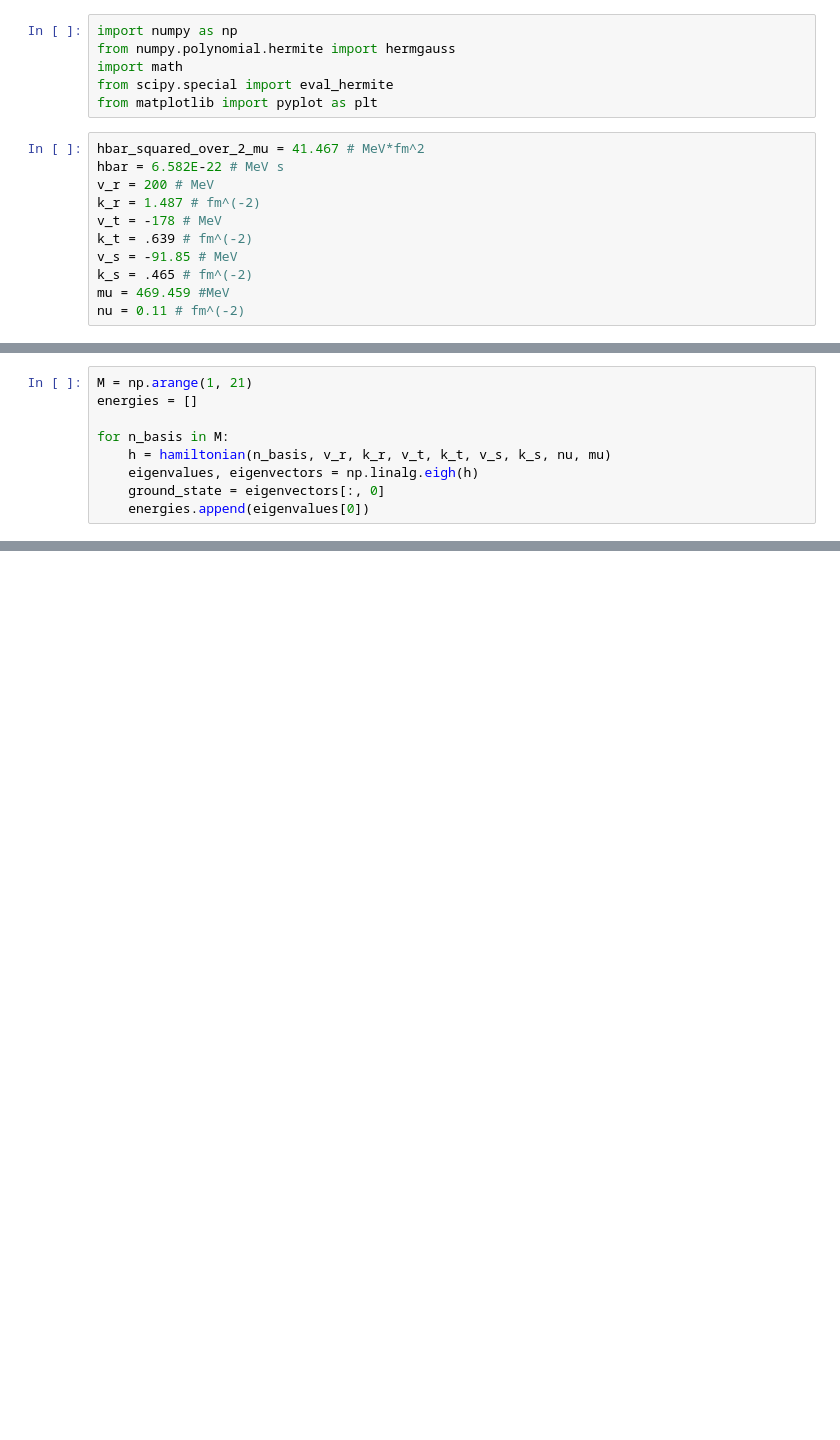
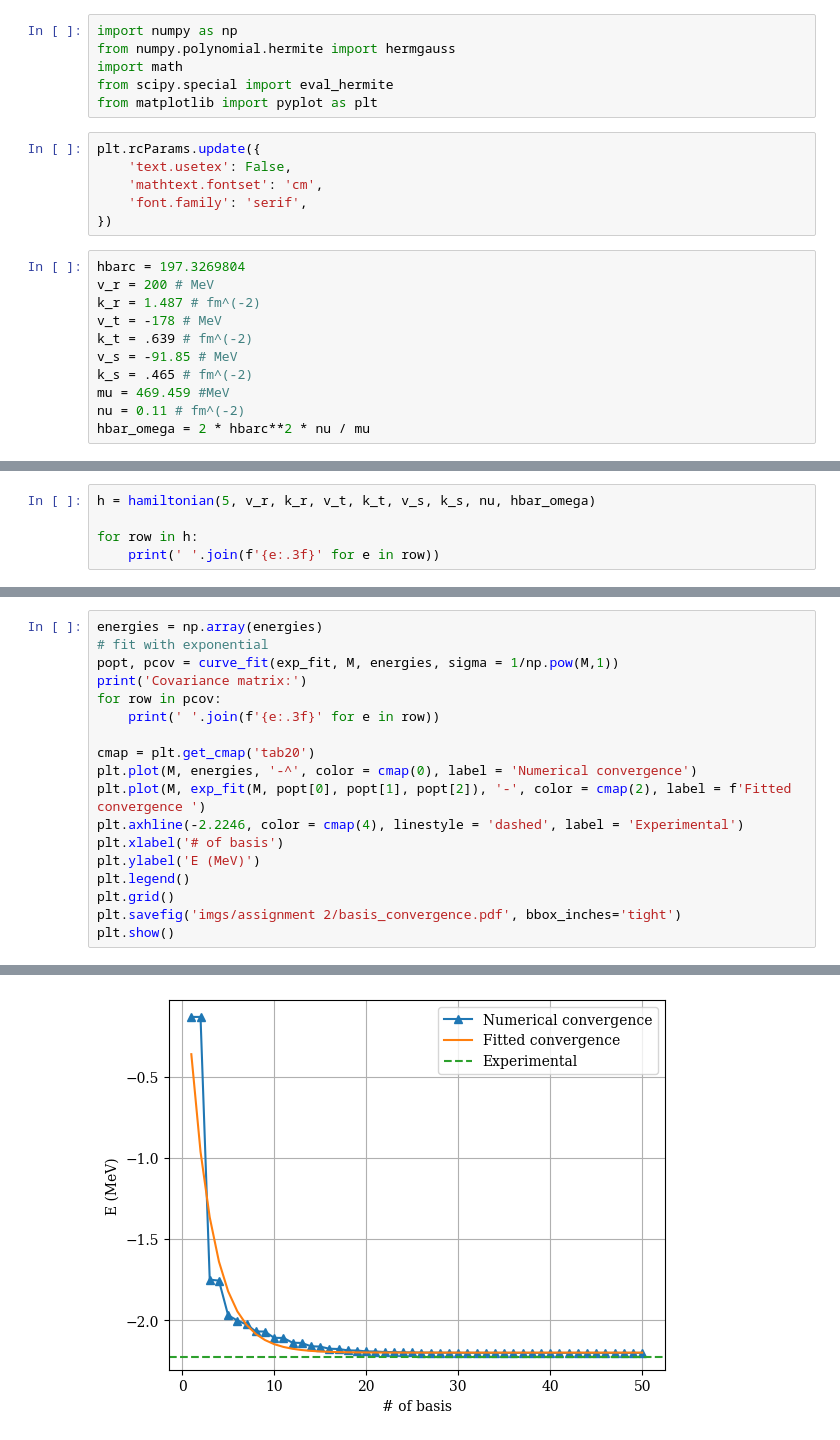
Before and after one commit to ihategoto/physipy, a Jupyter notebook: physipy/notebooks/deuteron.ipynb, the cells around one changed output, grey strips where cells are left out. Cells and saved outputs as stored; diff of their text form; blank space fills up the shorter version.

Commit message:
Assignment 2: full notebook

```diff
--- a/physipy/notebooks/deuteron.ipynb
+++ b/physipy/notebooks/deuteron.ipynb
@@ -4,9 +4,14 @@ from numpy.polynomial.hermite import hermgauss
 import math
 from scipy.special import eval_hermite
 from matplotlib import pyplot as plt
+# %%
+plt.rcParams.update({
+    'text.usetex': False,
+    'mathtext.fontset': 'cm',
+    'font.family': 'serif',
+})
 # %%
-hbar_squared_over_2_mu = 41.467 # MeV*fm^2
-hbar = 6.582E-22 # MeV s
+hbarc = 197.3269804
 v_r = 200 # MeV
 k_r = 1.487 # fm^(-2)
 v_t = -178 # MeV
@@ -15,4 +20,5 @@ v_s = -91.85 # MeV
 k_s = .465 # fm^(-2)
 mu = 469.459 #MeV
 nu = 0.11 # fm^(-2)
+hbar_omega = 2 * hbarc**2 * nu / mu
 # %%
@@ -87,9 +82,0 @@ array([[-13.81722205,  11.14654886,  -7.86612243,   0.        ,
-# %%
-M = np.arange(1, 21)
-energies = []
-
-for n_basis in M:
-    h = hamiltonian(n_basis, v_r, k_r, v_t, k_t, v_s, k_s, nu, mu)
-    eigenvalues, eigenvectors = np.linalg.eigh(h)
-    ground_state = eigenvectors[:, 0]
-    energies.append(eigenvalues[0])
@@ -123,0 +83,5 @@ energies
+# %%
+h = hamiltonian(5, v_r, k_r, v_t, k_t, v_s, k_s, nu, hbar_omega)
+
+for row in h:
+    print(' '.join(f'{e:.3f}' for e in row))
@@ -123,0 +164,19 @@ energies
+# %%
+energies = np.array(energies)
+# fit with exponential
+popt, pcov = curve_fit(exp_fit, M, energies, sigma = 1/np.pow(M,1))
+print('Covariance matrix:')
+for row in pcov:
+    print(' '.join(f'{e:.3f}' for e in row))
+
+cmap = plt.get_cmap('tab20')
+plt.plot(M, energies, '-^', color = cmap(0), label = 'Numerical convergence')
+plt.plot(M, exp_fit(M, popt[0], popt[1], popt[2]), '-', color = cmap(2), label = f'Fitted convergence ')
+plt.axhline(-2.2246, color = cmap(4), linestyle = 'dashed', label = 'Experimental')
+plt.xlabel('# of basis')
+plt.ylabel('E (MeV)')
+plt.legend()
+plt.grid()
+plt.savefig('imgs/assignment 2/basis_convergence.pdf', bbox_inches='tight')
+plt.show()
+# %% [output]
@@ -123,0 +187 @@ energies
+[figure, added]
```
Also changed, not shown: parts of 13 cells of this notebook.
